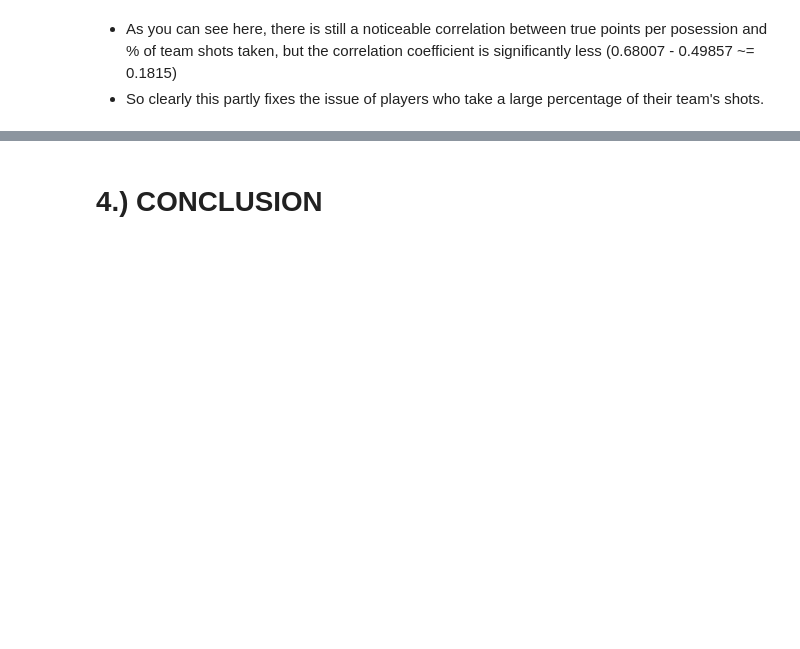
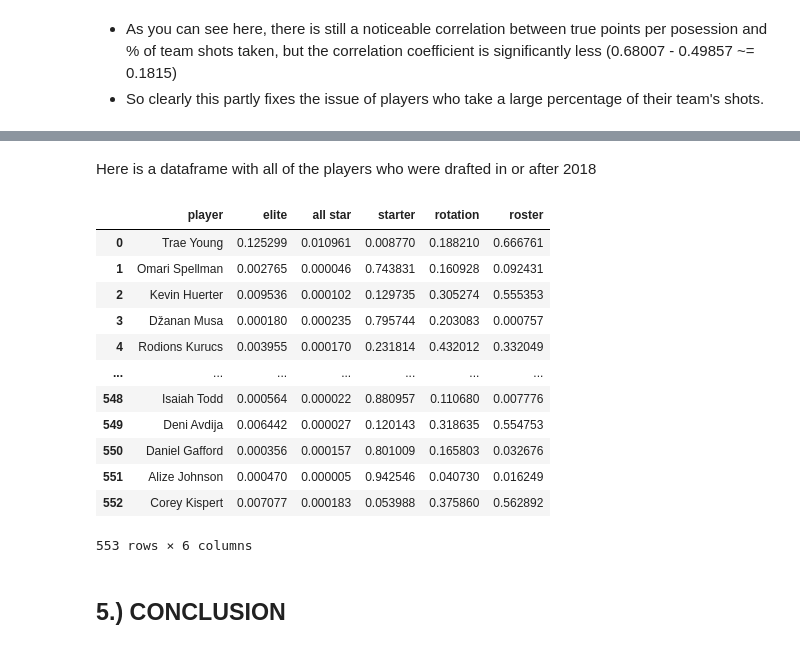
Before and after one commit to jacobpark1919/NBA-Career-Outcome-Prediction-TPPP, a Jupyter notebook: TPPP.ipynb, the cells around one changed output, grey strips where cells are left out. Drawn from its saved outputs; the diff is of its cells as text; code cells hidden in the pictures; blank space fills up the shorter version.

```diff
--- a/TPPP.ipynb
+++ b/TPPP.ipynb
@@ -373,5 +668,45 @@ Slope: 2.5242910731001715, Intercept: 9.275319953621871, R-value: 0.238568767237
+# %% [markdown]
+Here is a dataframe with all of the players who were drafted in or after 2018
+# %%
+#########################################
+#########################################
+# Create Career Outcome for Every Player
+#########################################
+#########################################
+
+# Create an empty list to store predicted probabilities for all players
+all_players_predicted_probs = []
+
+for player_name in new_players_data['player']: # for each player
+    player_features = new_players_data[new_players_data['player'] == player_name][features]
+    player_features = player_features.dropna()
+
+    if not player_features.empty:
+        player_features_scaled = scaler.transform(player_features)
+        player_predicted_probs = model.predict_proba(player_features_scaled)
+        player_probs = [player_name] + list(player_predicted_probs[0])
+        all_players_predicted_probs.extend([player_probs])
+# Create a DataFrame using the list of predicted probabilities
+columns = ['player'] + list(career_outcomes1.index)
+all_players_predicted_probs_df = pd.DataFrame(all_players_predicted_probs, columns=columns)
+# Display the DataFrame with predicted probabilities for all players
+all_players_predicted_probs_df
+# %% [output]
+|  | player | elite | all star | starter | rotation | roster |
+| 0 | Trae Young | 0.125299 | 0.010961 | 0.008770 | 0.188210 | 0.666761 |
+| 1 | Omari Spellman | 0.002765 | 0.000046 | 0.743831 | 0.160928 | 0.092431 |
+| 2 | Kevin Huerter | 0.009536 | 0.000102 | 0.129735 | 0.305274 | 0.555353 |
+| 3 | Džanan Musa | 0.000180 | 0.000235 | 0.795744 | 0.203083 | 0.000757 |
+| 4 | Rodions Kurucs | 0.003955 | 0.000170 | 0.231814 | 0.432012 | 0.332049 |
+| ... | ... | ... | ... | ... | ... | ... |
+| 548 | Isaiah Todd | 0.000564 | 0.000022 | 0.880957 | 0.110680 | 0.007776 |
+| 549 | Deni Avdija | 0.006442 | 0.000027 | 0.120143 | 0.318635 | 0.554753 |
+| 550 | Daniel Gafford | 0.000356 | 0.000157 | 0.801009 | 0.165803 | 0.032676 |
+| 551 | Alize Johnson | 0.000470 | 0.000005 | 0.942546 | 0.040730 | 0.016249 |
+| 552 | Corey Kispert | 0.007077 | 0.000183 | 0.053988 | 0.375860 | 0.562892 |
+553 rows × 6 columns
 # %% [markdown]
-# **4.) CONCLUSION**
+## **5.) CONCLUSION**
 # %% [markdown]
 - Points per game is a great stat for rough measurements of scoring in the NBA, but when closer analysis of players is needed, it has many misleading properties.
 - Points per possession is a statistic that improves slightly on points per game by standardizing it, but there are still major flaws as players who take a large percentage of their team's shot attempts get a unproportional increase in their points per possession
```
Also changed, not shown: parts of 28 cells of this notebook.
